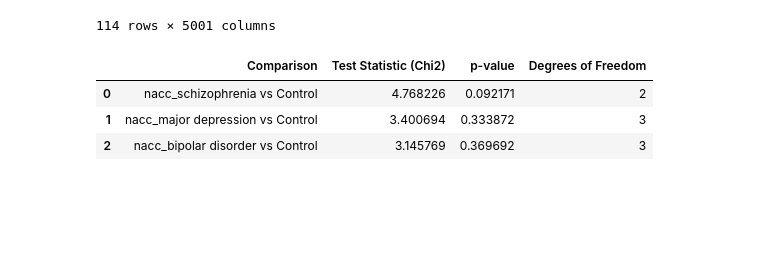
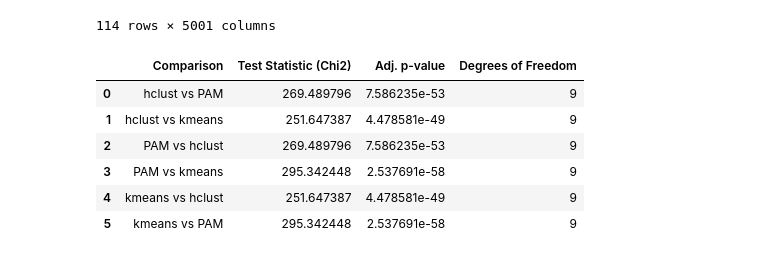
Before and after one commit to ShlokNangia24/CGS4144-Project, a Jupyter notebook: Assignment3.ipynb, the cells around one changed output. Drawn from its saved outputs; the diff is of its cells as text; code cells hidden in the pictures; blank space fills up the shorter version.

```diff
--- a/Assignment3.ipynb
+++ b/Assignment3.ipynb
@@ -174,0 +296,11 @@ for subset in gene_subsets:
+# %%
+centroids, labels = kmeans(dfTen, 4)
+# %%
+assignments, distance = vq(dfTen, centroids)
+# %%
+def get_clusters(data, k):
+    centroids, labels = kmeans(data, k)
+    assignments, distance = vq(data, centroids)
+    return {"centroids":centroids, "assignments":assignments, "distance":distance}
+# %%
+kmeans4_5000 = get_clusters(dfFiveThous, 4)
@@ -198,33 +353,38 @@ dfFiveThous
 | SRR3438905 | 6.0 | 5.0 | 6.0 | 6.0 | 2.0 | 5.0 | 6.0 | 6.0 | 6.0 | 6.0 | ... | ... |
 114 rows × 5001 columns
 # %%
-clusters_samples = fcluster(linkage_matrix, 4, criterion='maxclust')
+clusters_samples = cut_tree(linkage_matrix, 4).flatten()
 dfFiveThous["hclust"] = clusters_samples
-
+dfFiveThous["PAM"] = fiveThousPamk4.labels
+dfFiveThous["kmeans"] = kmeans4_5000["assignments"]
 # Assign cluster labels to samples
-
+unique_groups = ["hclust", "PAM", "kmeans"]
 # Perform pairwise Chi-squared tests for each group against cluster labels
 chi2_results= []
-
-for group in unique_groups:
-    group_data = df_meta[df_meta["refinebio_subject"].isin([group, "nacc_control"])]
-    contingency_table = pd.crosstab(group_data["refinebio_subject"], dfFiveThous["hclust"])
-    chi2_stat, p_val, dof, _ = chi2_contingency(contingency_table)
-
-    chi2_results.append({
-        "Comparison": f"{group} vs Control",
-        "Test Statistic (Chi2)": chi2_stat,
-        "p-value": p_val,
-        "Degrees of Freedom": dof
-    })
+for group1 in unique_groups:
+    for group2 in unique_groups:
+        if(group1 == group2):
+            continue
+        test = f'{group1}' ' vs ' f'{group2}'
+        contingency_table = pd.crosstab(dfFiveThous[group1], dfFiveThous[group2])
+        chi2_stat, p_val, dof, _ = chi2_contingency(contingency_table)
+        chi2_results.append({
+            "Comparison": test,
+            "Test Statistic (Chi2)": chi2_stat,
+            "Adj. p-value": p_val,
+            "Degrees of Freedom": dof
+        })
 
 
 # Convert results to a DataFrame
 chi2_results = pd.DataFrame(chi2_results)
 
 chi2_results
 # %% [output]
-|  | Comparison | Test Statistic (Chi2) | p-value | Degrees of Freedom |
-| 0 | nacc_schizophrenia vs Control | 4.768226 | 0.092171 | 2 |
-| 1 | nacc_major depression vs Control | 3.400694 | 0.333872 | 3 |
-| 2 | nacc_bipolar disorder vs Control | 3.145769 | 0.369692 | 3 |
+|  | Comparison | Test Statistic (Chi2) | Adj. p-value | Degrees of Freedom |
+| 0 | hclust vs PAM | 269.489796 | 7.586235e-53 | 9 |
+| 1 | hclust vs kmeans | 251.647387 | 4.478581e-49 | 9 |
+| 2 | PAM vs hclust | 269.489796 | 7.586235e-53 | 9 |
+| 3 | PAM vs kmeans | 295.342448 | 2.537691e-58 | 9 |
+| 4 | kmeans vs hclust | 251.647387 | 4.478581e-49 | 9 |
+| 5 | kmeans vs PAM | 295.342448 | 2.537691e-58 | 9 |
```
Also changed, not shown: parts of 36 cells of this notebook.
